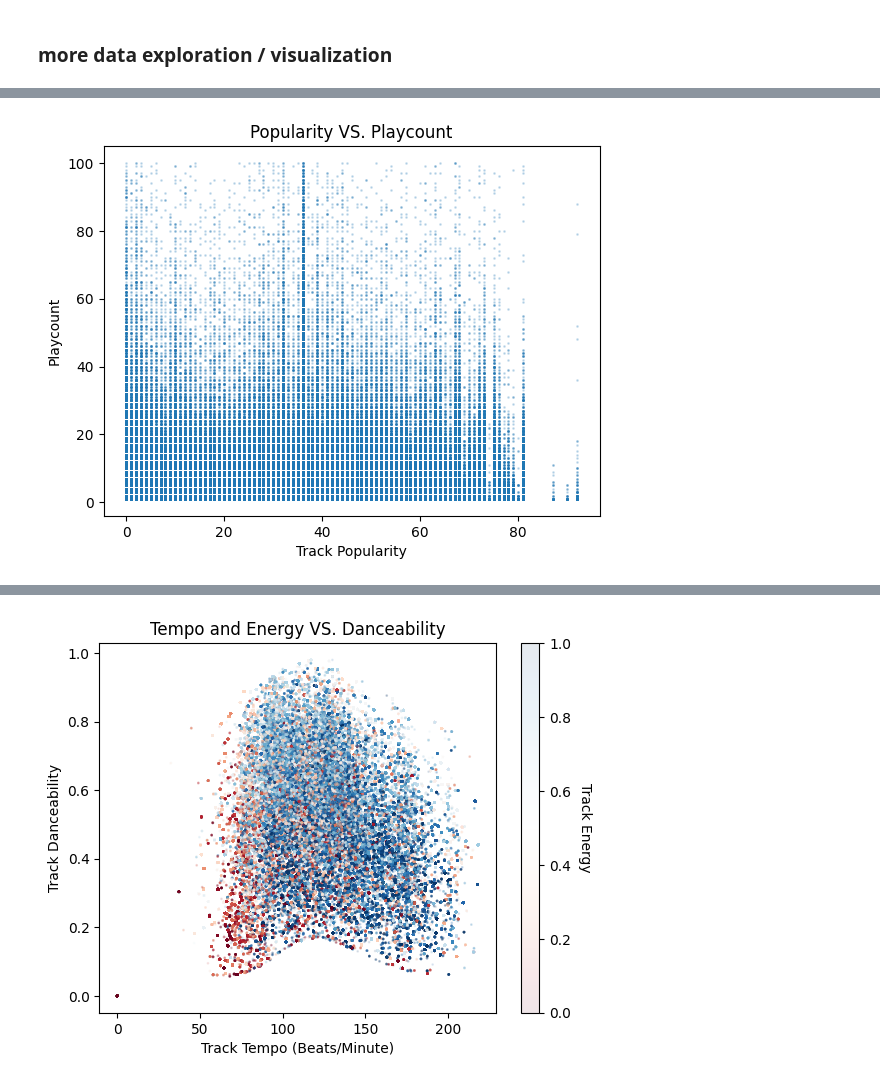
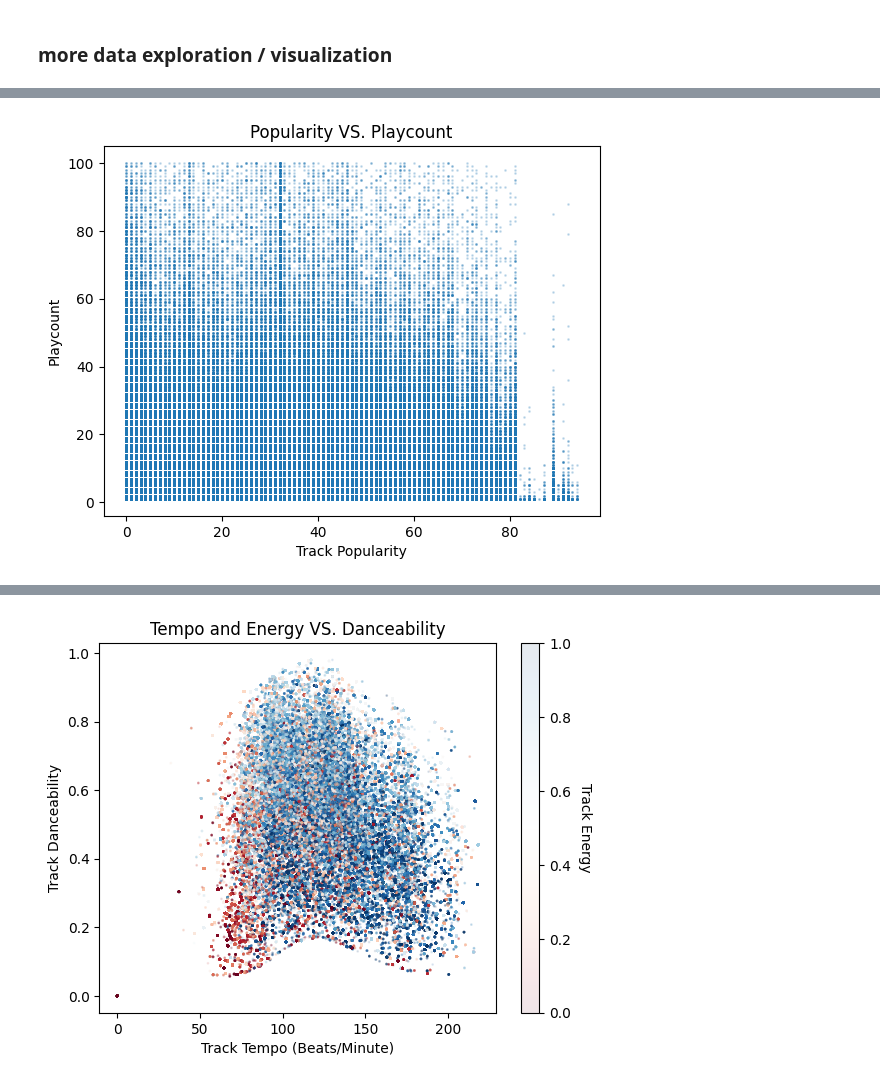
Before and after one commit to smehdizadeh/CSCI5622_Machine-Learning, a Jupyter notebook: dataset-creation.ipynb, the cells around one changed output, grey strips where cells are left out. Cells and saved outputs as stored; diff of their text form; code cells hidden in the pictures.

```diff
--- a/dataset-creation.ipynb
+++ b/dataset-creation.ipynb
@@ -962,7 +1100,7 @@ taste_df_spotify = pd.read_csv('taste_profiles_spotify.csv', index_col=0, header
     'playcount': int, 'trackID': str, 'artist': str, 'title': str, 'trackID_spot': str, 'artistID_spot': str,
     'artistGenres': str, 'artistPop': int, 'trackPop': int, 'trackAcoustic': float, 'trackDanceable': float,
     'trackDurMS': int, 'trackEnergy': float, 'trackInstrum': float, 'trackKey': int, 'trackLoud': float, 'trackMode': int,
-    'trackSpeech': float, 'trackTempo': float, 'trackVal': float, 'albumYear': str})
+    'trackSpeech': float, 'trackTempo': float, 'trackVal': float, 'albumYear': int})
 
 taste_df_spotify.head()
 # %% [output]
@@ -1006,14 +1142,14 @@ plt.show()
 # %%
 fig, axs = plt.subplots(1, 1)
-p = axs.scatter(x=completed[completed['playcount'] <= 100]['trackPop'], y=completed[completed['playcount'] <=100]['playcount'], alpha=0.2, s=1)
+p = axs.scatter(x=taste_df_spotify[taste_df_spotify['playcount'] <= 100]['trackPop'], y=taste_df_spotify[taste_df_spotify['playcount'] <=100]['playcount'], alpha=0.2, s=1)
 
 axs.set_xlabel('Track Popularity')
 axs.set_ylabel('Playcount')
 axs.set_title('Popularity VS. Playcount')
 
 plt.savefig('FIGURES/popularity-playcount.png', dpi=300)
 plt.show()
 # %% [output]
-[figure, old version]
+[figure, new version]
 # %%
 fig, axs = plt.subplots(1, 1)
```
Also changed, not shown: parts of 29 cells of this notebook.
